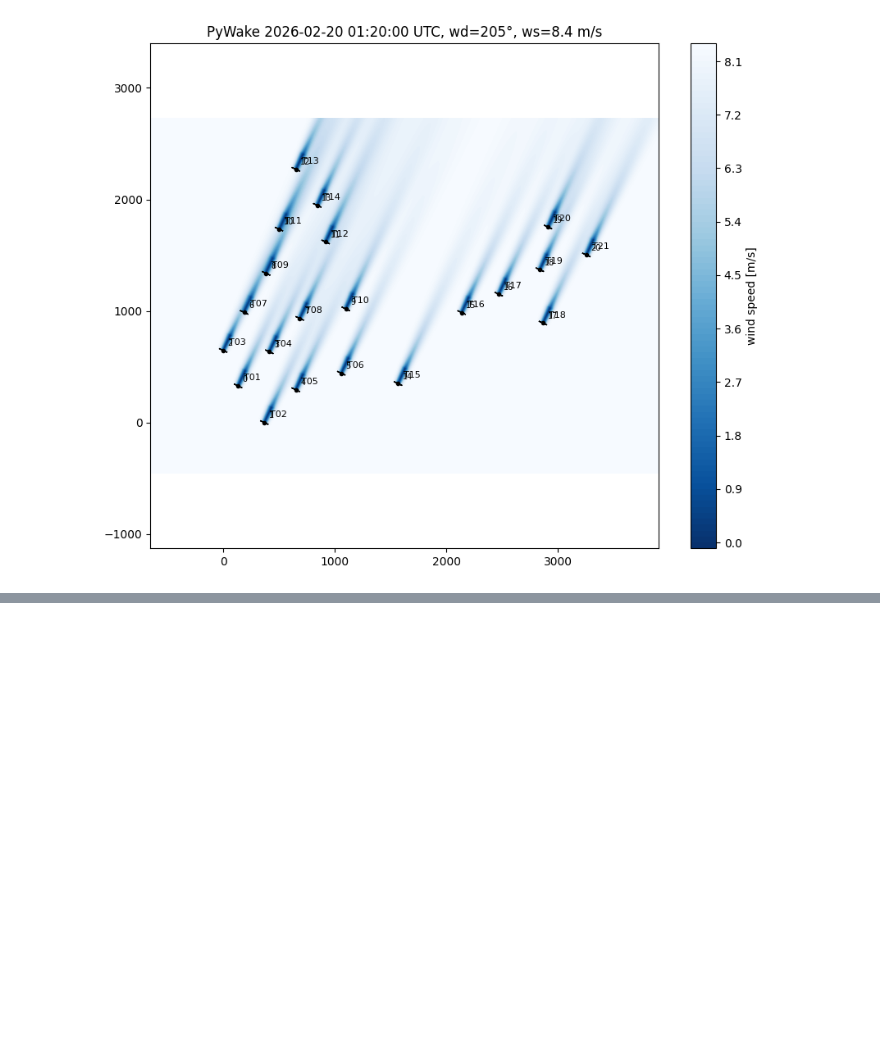
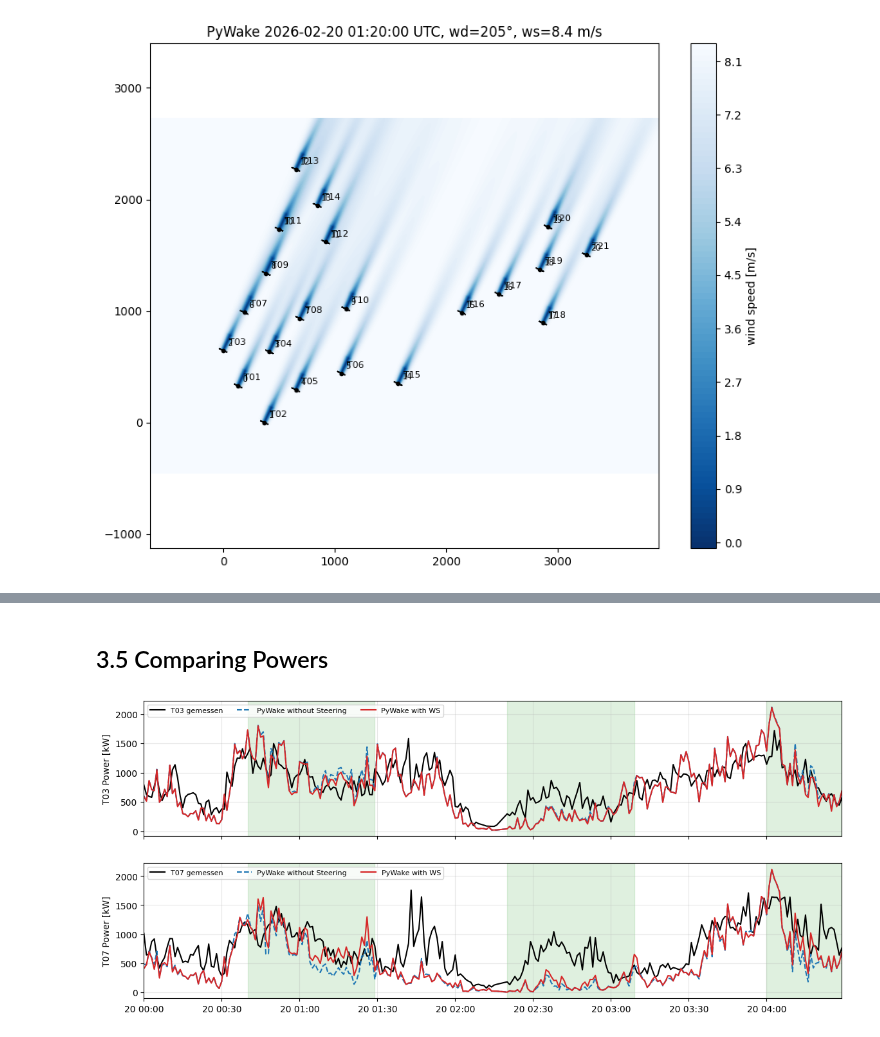
Before and after one commit to rfeusi/hill-of-towie-open-source-analysis, a Jupyter notebook: PyWake Simulation.ipynb, the cells around one changed output, grey strips where cells are left out. Cells and saved outputs as stored; diff of their text form; code cells hidden in the pictures; blank space fills up the shorter version.

```diff
--- a/PyWake Simulation.ipynb
+++ b/PyWake Simulation.ipynb
@@ -186,0 +274,33 @@ ax.margins(x=0)
+# %%
+site = UniformSite(p_wd=[1], ti=0.1)
+wf_model = Bastankhah_PorteAgel_2014(site, swt23, k=0.0324555,
+                                     deflectionModel=JimenezWakeDeflection())
+
+time = m.index.tz_convert(None).to_numpy()
+wd_in = m["wd_t01"].to_numpy()
+ws_in = m["ws_t01"].to_numpy()
+
+# Gierwinkel-Matrix: eine Zeile pro Turbine, eine Spalte pro Zeitschritt
+i03 = names.index("T03")
+yaw = np.zeros((len(x), len(m)))
+yaw[i03, :] = m["yaw_mis_t03"].to_numpy()
+
+sim_steer = wf_model(x, y, wd=wd_in, ws=ws_in, time=time, yaw=yaw, tilt=0)
+sim_ref   = wf_model(x, y, wd=wd_in, ws=ws_in, time=time, yaw=np.zeros_like(yaw), tilt=0)
+# %% [markdown]
+## 3.5 Comparing Powers
+# %%
+fig, axes = plt.subplots(2, 1, figsize=(14, 6), sharex=True)
+for ax, name, col in [(axes[0], "T03", "p_t03"), (axes[1], "T07", "p_t07")]:
+    i = names.index(name)
+    ax.plot(m.index, m[col], color="black", label=f"{name} gemessen")
+    ax.plot(m.index, sim_ref.Power.sel(wt=i).values / 1000, color="tab:blue", ls="--", label="PyWake without Steering")
+    ax.plot(m.index, sim_steer.Power.sel(wt=i).values / 1000, color="tab:red", label="PyWake with WS")
+    ax.fill_between(m.index, 0, 1, where=(m["toggle_t03"] > 0.5), transform=ax.get_xaxis_transform(),  # type: ignore
+                    color="tab:green", alpha=0.15)
+    ax.set_ylabel(f"{name} Power [kW]")
+    ax.legend(fontsize=8, ncol=3)
+    ax.grid(alpha=0.3)
+axes[0].margins(x=0)
+# %% [output]
+[figure, added]
```
Also changed, not shown: parts of 30 cells of this notebook.
